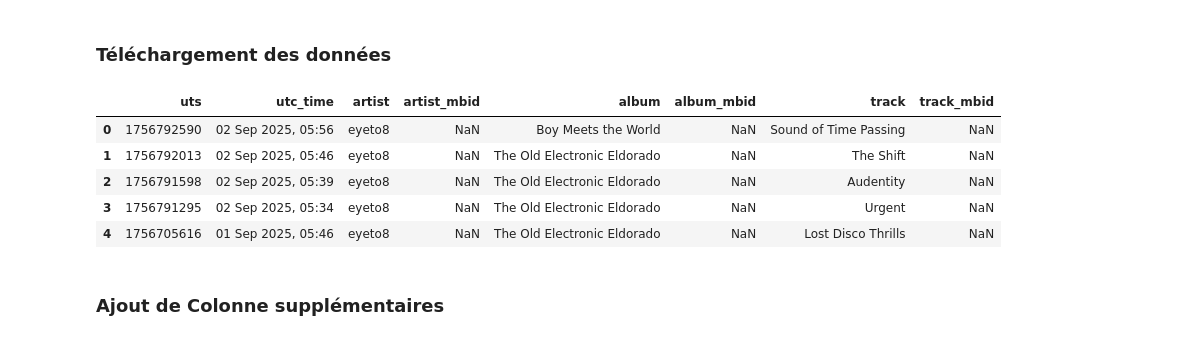
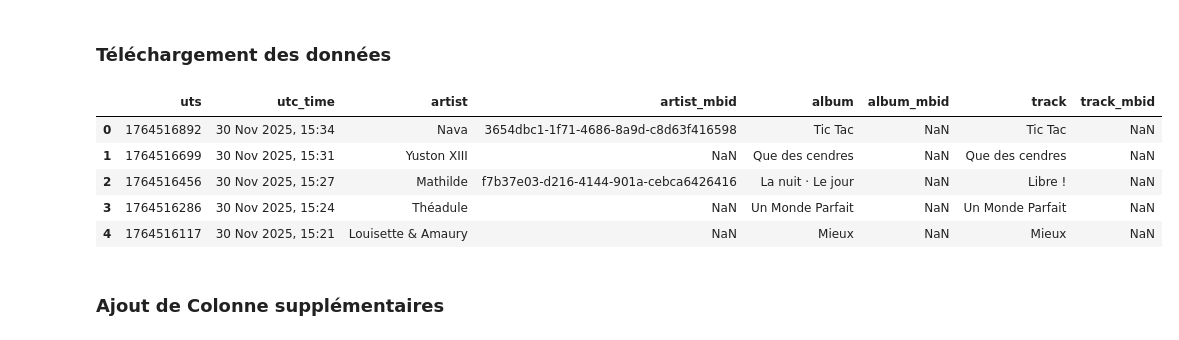
Before and after one commit to Kronyx67/Melodata, a Jupyter notebook: Exploration/exploration_Kronyx67.ipynb, the cells around one changed output. Drawn from its saved outputs; the diff is of its cells as text; code cells hidden in the pictures.

```diff
--- a/Exploration/exploration_Kronyx67.ipynb
+++ b/Exploration/exploration_Kronyx67.ipynb
@@ -9,17 +9,17 @@ import numpy as np
 # %% [markdown]
 ### Téléchargement des données
 # %%
-df = pd.read_csv("../data/Gautier.csv")
+df = pd.read_csv("../data/Kronyx67.csv")
 
 # 2. Aperçu rapide
-df.head()        # premières lignes
+df.head()
 # %% [output]
 |  | uts | utc_time | artist | artist_mbid | album | album_mbid | track | track_mbid |
-| 0 | 1756792590 | 02 Sep 2025, 05:56 | eyeto8 | NaN | Boy Meets the World | NaN | Sound of Time Passing | NaN |
-| 1 | 1756792013 | 02 Sep 2025, 05:46 | eyeto8 | NaN | The Old Electronic Eldorado | NaN | The Shift | NaN |
-| 2 | 1756791598 | 02 Sep 2025, 05:39 | eyeto8 | NaN | The Old Electronic Eldorado | NaN | Audentity | NaN |
-| 3 | 1756791295 | 02 Sep 2025, 05:34 | eyeto8 | NaN | The Old Electronic Eldorado | NaN | Urgent | NaN |
-| 4 | 1756705616 | 01 Sep 2025, 05:46 | eyeto8 | NaN | The Old Electronic Eldorado | NaN | Lost Disco Thrills | NaN |
+| 0 | 1764516892 | 30 Nov 2025, 15:34 | Nava | 3654dbc1-1f71-4686-8a9d-c8d63f416598 | Tic Tac | NaN | Tic Tac | NaN |
+| 1 | 1764516699 | 30 Nov 2025, 15:31 | Yuston XIII | NaN | Que des cendres | NaN | Que des cendres | NaN |
+| 2 | 1764516456 | 30 Nov 2025, 15:27 | Mathilde | f7b37e03-d216-4144-901a-cebca6426416 | La nuit · Le jour | NaN | Libre ! | NaN |
+| 3 | 1764516286 | 30 Nov 2025, 15:24 | Théadule | NaN | Un Monde Parfait | NaN | Un Monde Parfait | NaN |
+| 4 | 1764516117 | 30 Nov 2025, 15:21 | Louisette & Amaury | NaN | Mieux | NaN | Mieux | NaN |
 # %% [markdown]
 ### Ajout de Colonne supplémentaires
 # %%
```
Also changed, not shown: parts of 6 cells of this notebook, 1 other file.
